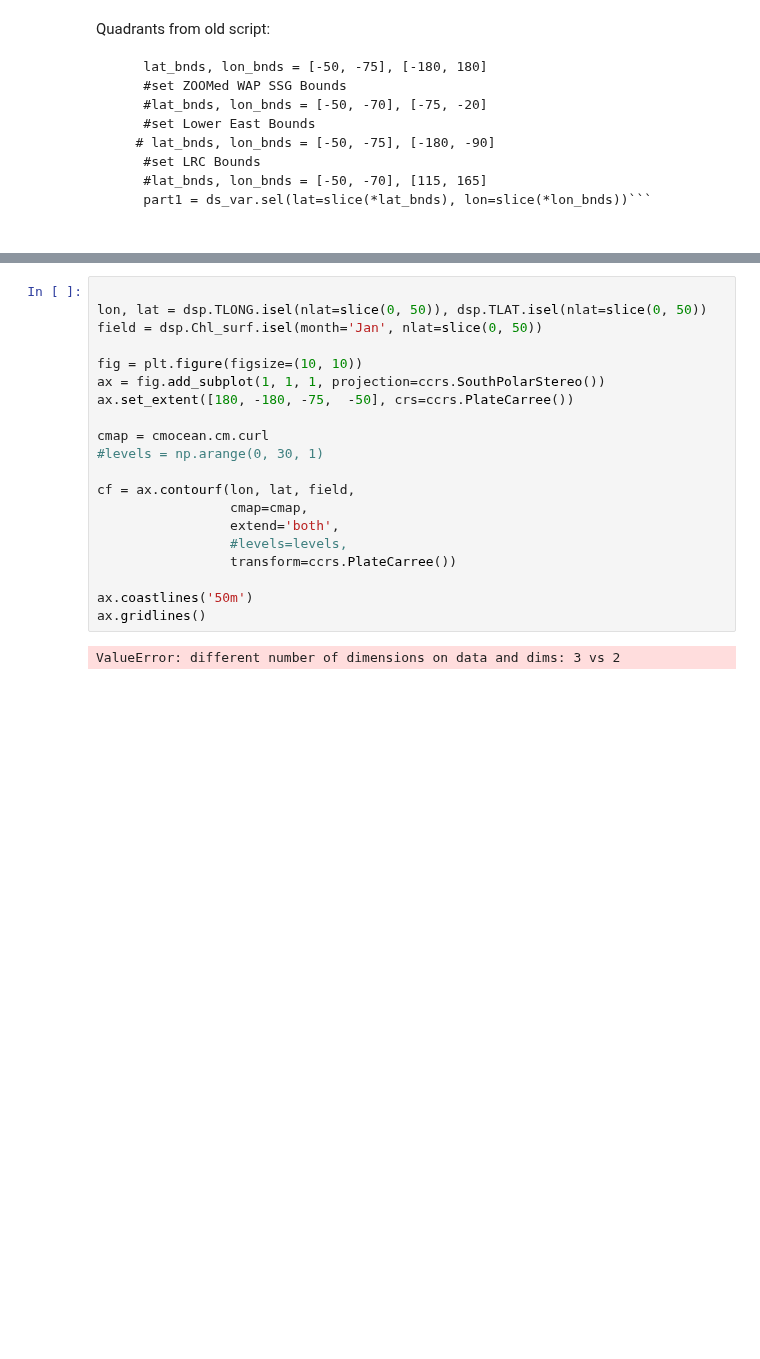
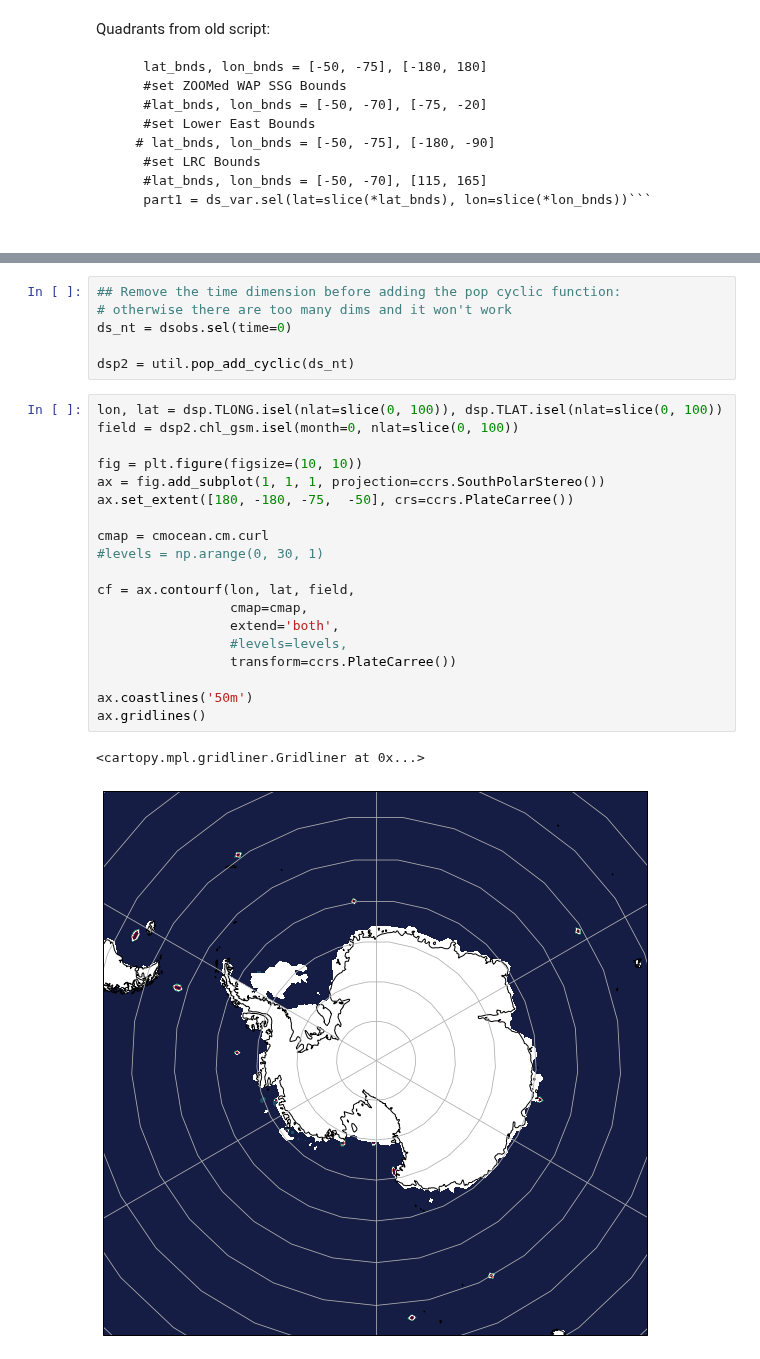
Before and after one commit to Zephyr-Sylvester/krill-cesm-le, a Jupyter notebook: notebooks/Obs_v_Mods.ipynb, the cells around one changed output, grey strips where cells are left out. Saved outputs shown, nothing was run; the diff lists cells and outputs as text; blank space fills up the shorter version.

```diff
--- a/notebooks/Obs_v_Mods.ipynb
+++ b/notebooks/Obs_v_Mods.ipynb
@@ -210,22 +206,28 @@ AttributeError: module 'util' has no attribute 'pop_add_cyclic_sw'
+# %%
+## Remove the time dimension before adding the pop cyclic function:
+# otherwise there are too many dims and it won't work
+ds_nt = dsobs.sel(time=0)
+
+dsp2 = util.pop_add_cyclic(ds_nt)
 # %%
-
-lon, lat = dsp.TLONG.isel(nlat=slice(0, 50)), dsp.TLAT.isel(nlat=slice(0, 50))
-field = dsp.Chl_surf.isel(month='Jan', nlat=slice(0, 50))
+lon, lat = dsp.TLONG.isel(nlat=slice(0, 100)), dsp.TLAT.isel(nlat=slice(0, 100))
+field = dsp2.chl_gsm.isel(month=0, nlat=slice(0, 100))
 
 fig = plt.figure(figsize=(10, 10))
 ax = fig.add_subplot(1, 1, 1, projection=ccrs.SouthPolarStereo())
 ax.set_extent([180, -180, -75,  -50], crs=ccrs.PlateCarree())
 
 cmap = cmocean.cm.curl
 #levels = np.arange(0, 30, 1)
 
 cf = ax.contourf(lon, lat, field,
                  cmap=cmap,
                  extend='both',
                  #levels=levels,
                  transform=ccrs.PlateCarree())
 
 ax.coastlines('50m')
 ax.gridlines()
 # %% [output]
-ValueError: different number of dimensions on data and dims: 3 vs 2
+<cartopy.mpl.gridliner.Gridliner at 0x...>
+[figure, added]
```
Also changed, not shown: parts of 2 cells of this notebook.
